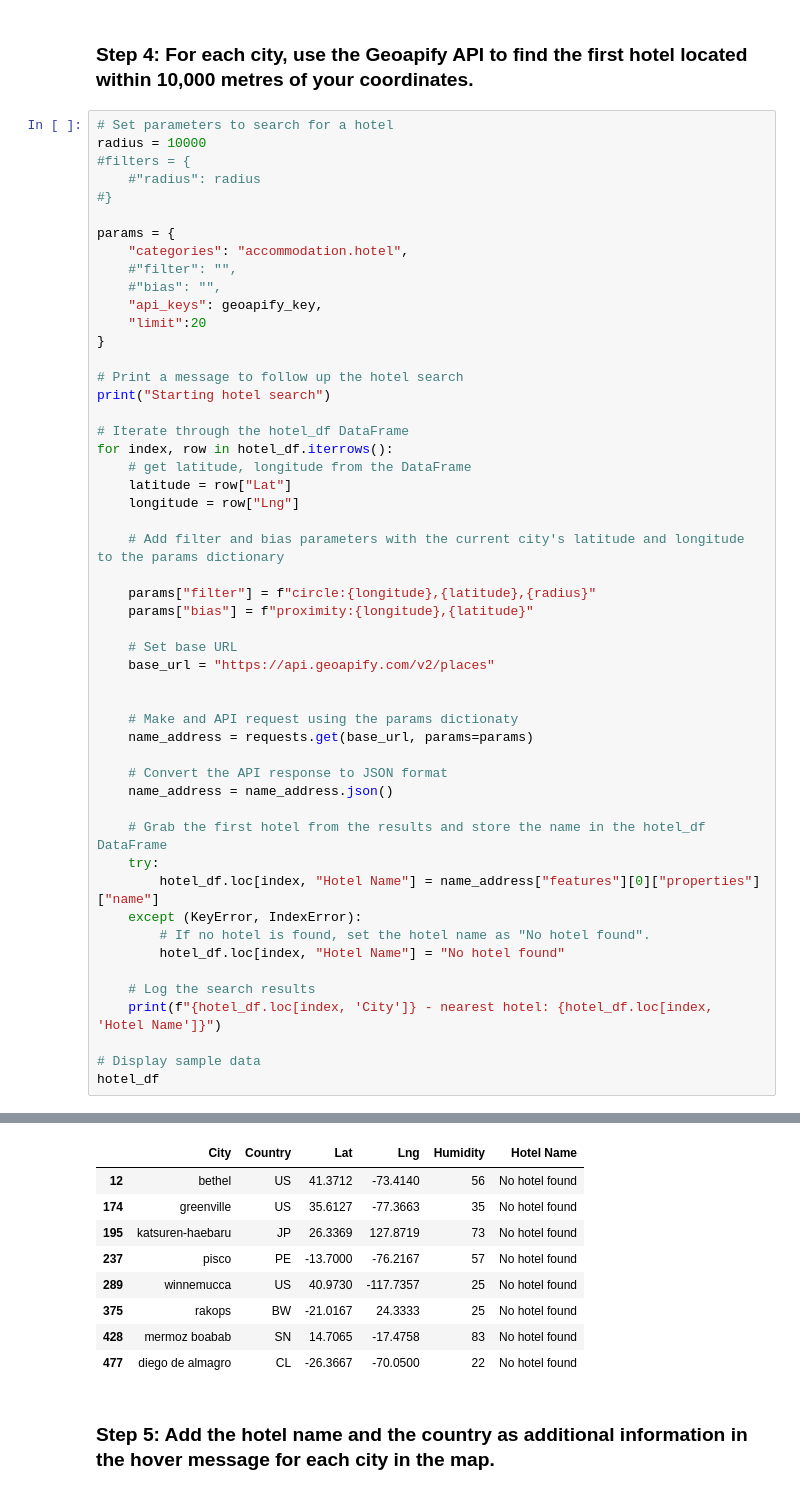
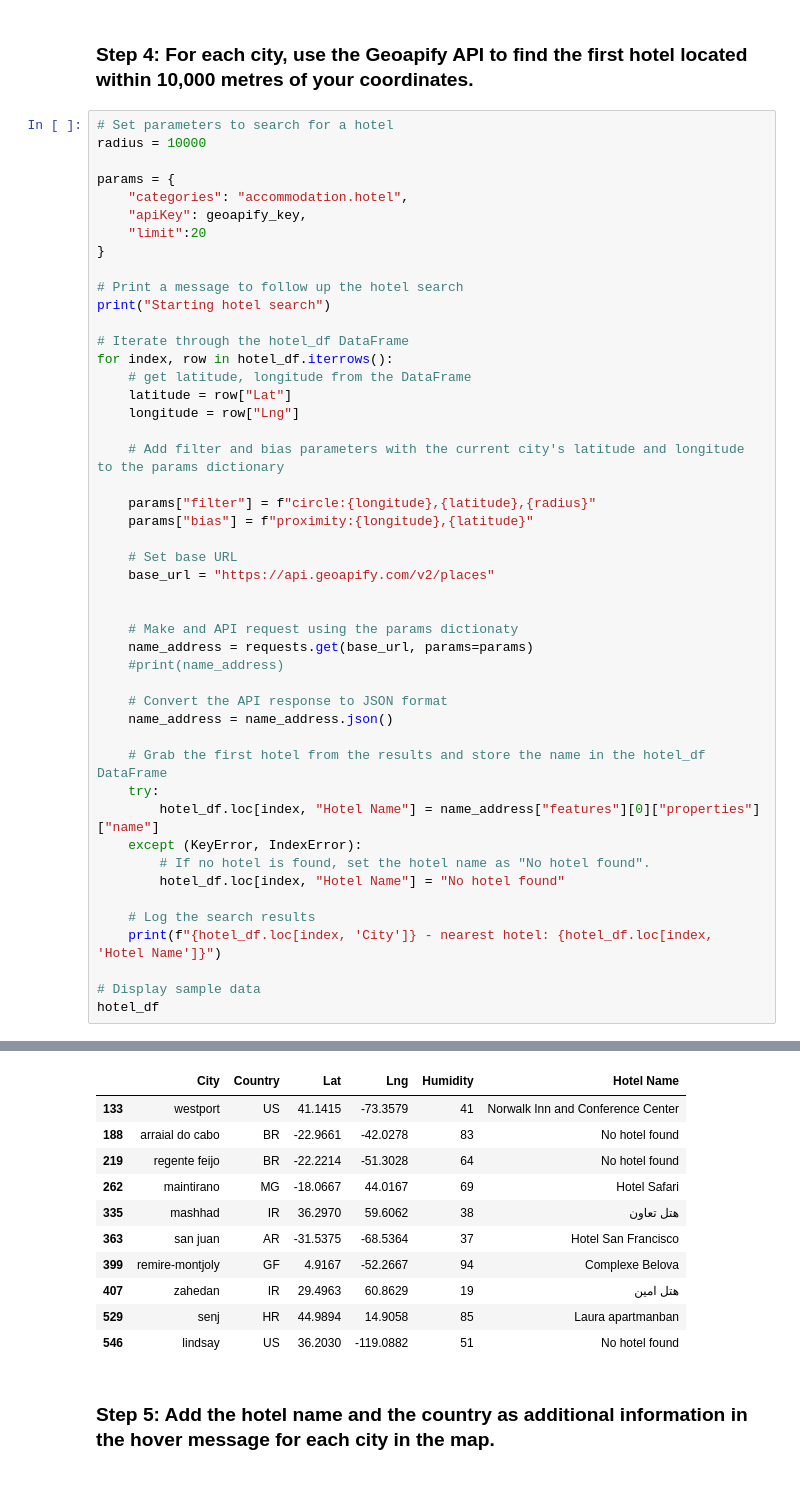
Before and after one commit to todd-petruska/python-api-challenge, a Jupyter notebook: WeatherPy/VacationPy.ipynb, the cells around one changed output, grey strips where cells are left out. Drawn from its saved outputs; the diff is of its cells as text.

```diff
--- a/WeatherPy/VacationPy.ipynb
+++ b/WeatherPy/VacationPy.ipynb
@@ -104,15 +106,10 @@ hotel_df.head()
 # %%
 # Set parameters to search for a hotel
 radius = 10000
-#filters = {
-    #"radius": radius
-#}
 
 params = {
     "categories": "accommodation.hotel",
-    #"filter": "",
-    #"bias": "",
-    "api_keys": geoapify_key,
+    "apiKey": geoapify_key,
     "limit":20
 }
 
@@ -136,6 +133,7 @@ for index, row in hotel_df.iterrows():
 
     # Make and API request using the params dictionaty
     name_address = requests.get(base_url, params=params)
+    #print(name_address)
 
     # Convert the API response to JSON format
     name_address = name_address.json()
@@ -165,12 +165,14 @@ diego de almagro - nearest hotel: No hotel found
 |  | City | Country | Lat | Lng | Humidity | Hotel Name |
-| 12 | bethel | US | 41.3712 | -73.4140 | 56 | No hotel found |
-| 174 | greenville | US | 35.6127 | -77.3663 | 35 | No hotel found |
-| 195 | katsuren-haebaru | JP | 26.3369 | 127.8719 | 73 | No hotel found |
-| 237 | pisco | PE | -13.7000 | -76.2167 | 57 | No hotel found |
-| 289 | winnemucca | US | 40.9730 | -117.7357 | 25 | No hotel found |
-| 375 | rakops | BW | -21.0167 | 24.3333 | 25 | No hotel found |
-| 428 | mermoz boabab | SN | 14.7065 | -17.4758 | 83 | No hotel found |
-| 477 | diego de almagro | CL | -26.3667 | -70.0500 | 22 | No hotel found |
+| 133 | westport | US | 41.1415 | -73.3579 | 41 | Norwalk Inn and Conference Center |
+| 188 | arraial do cabo | BR | -22.9661 | -42.0278 | 83 | No hotel found |
+| 219 | regente feijo | BR | -22.2214 | -51.3028 | 64 | No hotel found |
+| 262 | maintirano | MG | -18.0667 | 44.0167 | 69 | Hotel Safari |
+| 335 | mashhad | IR | 36.2970 | 59.6062 | 38 | هتل تعاون |
+| 363 | san juan | AR | -31.5375 | -68.5364 | 37 | Hotel San Francisco |
+| 399 | remire-montjoly | GF | 4.9167 | -52.2667 | 94 | Complexe Belova |
+| 407 | zahedan | IR | 29.4963 | 60.8629 | 19 | هتل امین |
+| 529 | senj | HR | 44.9894 | 14.9058 | 85 | Laura apartmanban |
+| 546 | lindsay | US | 36.2030 | -119.0882 | 51 | No hotel found |
 # %% [markdown]
 ### Step 5: Add the hotel name and the country as additional information in the hover message for each city in the map.
 # %%
```
Also changed, not shown: parts of 6 cells of this notebook, 8 other files.
